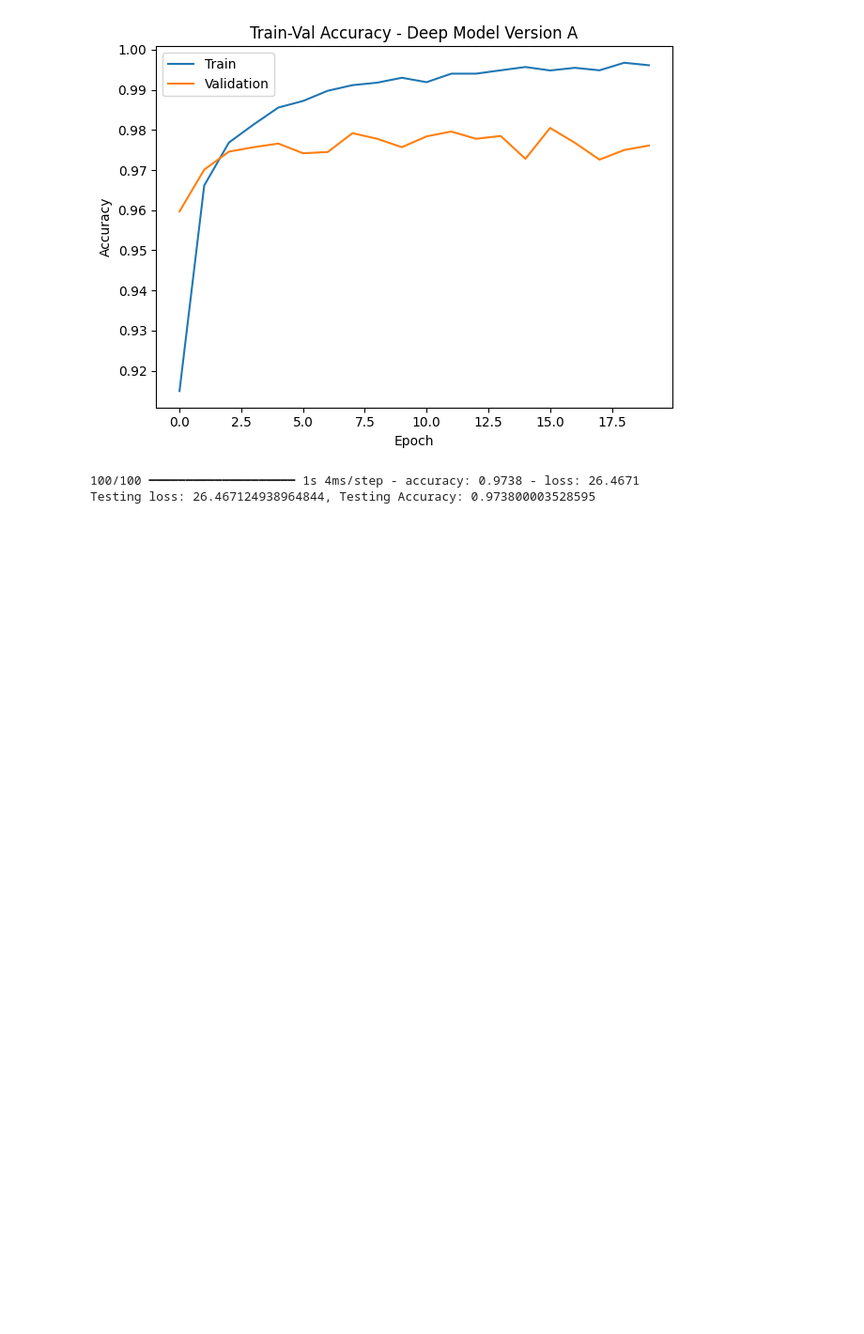
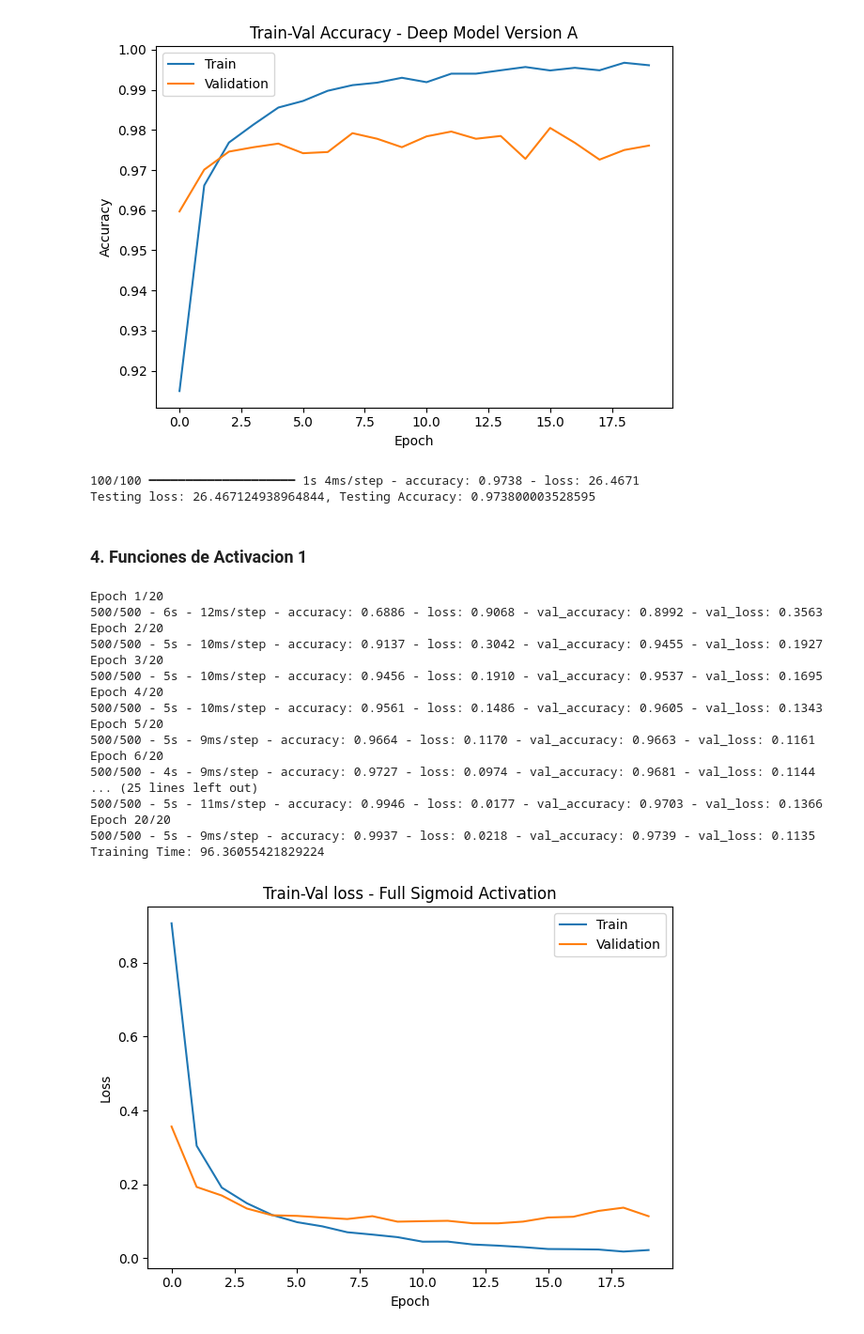
Before and after one commit to Sofiamishel2003/Laboratorio_2_DS, a Jupyter notebook: actividades.ipynb, the cells around one changed output. Shown at 94% size. Saved outputs shown, nothing was run; the diff lists cells and outputs as text; code cells hidden in the pictures; blank space fills up the shorter version.

Commit message:
feat: activation functions

```diff
--- a/actividades.ipynb
+++ b/actividades.ipynb
@@ -476,3 +477,47 @@ Training Time: 76.68321657180786
 [figure]
 100/100 ━━━━━━━━━━━━━━━━━━━━ 1s 4ms/step - accuracy: 0.9738 - loss: 26.4671
 Testing loss: 26.467124938964844, Testing Accuracy: 0.973800003528595
+# %% [markdown]
+### 4. Funciones de Activacion 1
+# %%
+# Init
+m4 = RNN(784, 10, 200)
+m4.model = tf.keras.Sequential([
+            tf.keras.layers.Flatten(input_shape=(28, 28)), # capa entrada
+            tf.keras.layers.Dense(256, activation='sigmoid'),
+            tf.keras.layers.Dense(256, activation='sigmoid'),
+            tf.keras.layers.Dense(256, activation='sigmoid'),
+            tf.keras.layers.Dense(256, activation='sigmoid'),
+            tf.keras.layers.Dense(256, activation='sigmoid'),
+            tf.keras.layers.Dense(10, activation='softmax') # capa salida
+        ])
+m4.model.compile(optimizer='adam', loss='sparse_categorical_crossentropy', metrics=['accuracy'])
+
+# Train
+(e_loss, e_acc, _, _, t_time) = m4.train(datos_entreno, datos_validacion, num_epochs=20, verbose=2)
+print(f"Training Time: {t_time}")
+m4.plot_loss("Train-Val loss - Full Sigmoid Activation")
+m4.plot_accuracy("Train-Val Accuracy - Full Sigmoid Activation")
+
+# Test
+t_loss, t_acc = m4.test(datos_prueba)
+print(f"Testing loss: {t_loss}, Testing Accuracy: {t_acc}")
+# %% [output]
+Epoch 1/20
+500/500 - 6s - 12ms/step - accuracy: 0.6886 - loss: 0.9068 - val_accuracy: 0.8992 - val_loss: 0.3563
+Epoch 2/20
+500/500 - 5s - 10ms/step - accuracy: 0.9137 - loss: 0.3042 - val_accuracy: 0.9455 - val_loss: 0.1927
+Epoch 3/20
+500/500 - 5s - 10ms/step - accuracy: 0.9456 - loss: 0.1910 - val_accuracy: 0.9537 - val_loss: 0.1695
+Epoch 4/20
+500/500 - 5s - 10ms/step - accuracy: 0.9561 - loss: 0.1486 - val_accuracy: 0.9605 - val_loss: 0.1343
+Epoch 5/20
+500/500 - 5s - 9ms/step - accuracy: 0.9664 - loss: 0.1170 - val_accuracy: 0.9663 - val_loss: 0.1161
+Epoch 6/20
+500/500 - 4s - 9ms/step - accuracy: 0.9727 - loss: 0.0974 - val_accuracy: 0.9681 - val_loss: 0.1144
+... (25 lines left out)
+500/500 - 5s - 11ms/step - accuracy: 0.9946 - loss: 0.0177 - val_accuracy: 0.9703 - val_loss: 0.1366
+Epoch 20/20
+500/500 - 5s - 9ms/step - accuracy: 0.9937 - loss: 0.0218 - val_accuracy: 0.9739 - val_loss: 0.1135
+Training Time: 96.36055421829224
+[figure, added]
```
Also changed, not shown: parts of 5 cells of this notebook.
